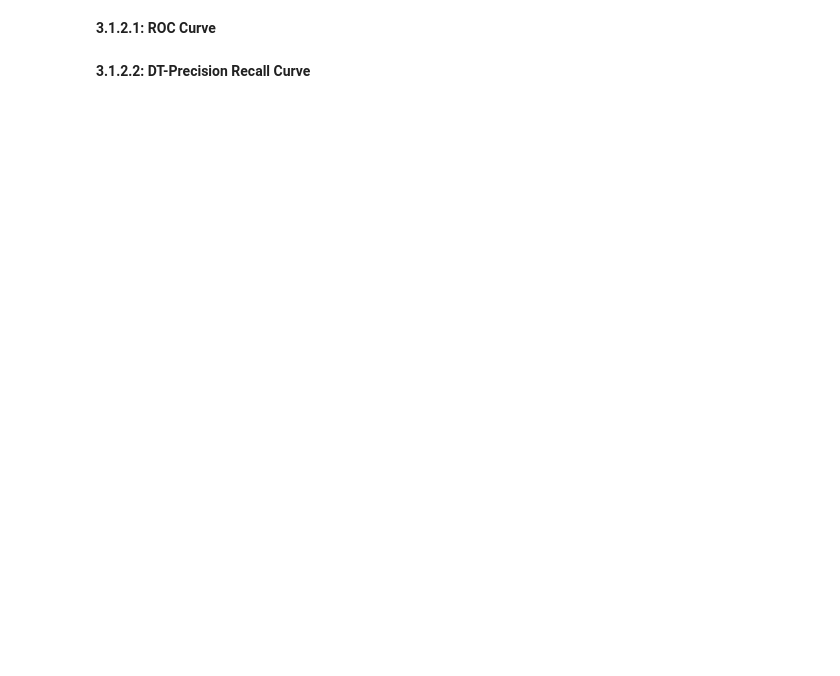
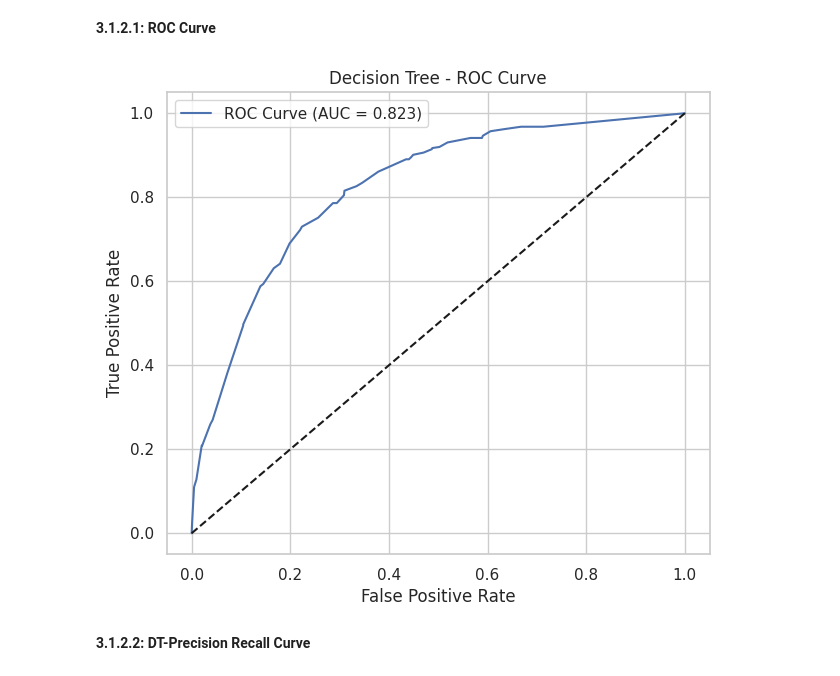
Before and after one commit to Yenuli0808/CM2604_Telco_Customer_Churn-CW, a Jupyter notebook: notebooks/Task_02/03_Modeling.ipynb, the cells around one changed output. Cells and saved outputs as stored; diff of their text form; code cells hidden in the pictures; blank space fills up the shorter version.

Commit message:
add comparison plots

```diff
--- a/notebooks/Task_02/03_Modeling.ipynb
+++ b/notebooks/Task_02/03_Modeling.ipynb
@@ -249,16 +380,18 @@ print_eval_full("Decision Tree  - Test",
 # %% [markdown]
 **3.1.2.1: ROC Curve**
 # %%
-fpr_dt, tpr_dt, _ =roc_curve(y_test, y_pred_proba_dt)
+fpr_dt, tpr_dt, _ =roc_curve(y_test, y_proba_dt)
 plt.figure(figsize=(7,6))
-plt.plot(fpr_dt, tpr_dt, label=f'ROC Curve (AUC = {roc_auc_score(y_test, y_pred_proba_dt):.3f})')
+plt.plot(fpr_dt, tpr_dt, label=f'ROC Curve (AUC = {roc_auc_score(y_test, y_proba_dt):.3f})')
 plt.plot([0,1], [0,1], 'k--')
 plt.title('Decision Tree - ROC Curve')
 plt.xlabel('False Positive Rate')
 plt.ylabel('True Positive Rate')
 plt.legend()
 plt.grid(True)
 plt.show()
+# %% [output]
+[figure, added]
 # %% [markdown]
 **3.1.2.2: DT-Precision Recall Curve**
 # %%
```
Also changed, not shown: parts of 44 cells of this notebook.
